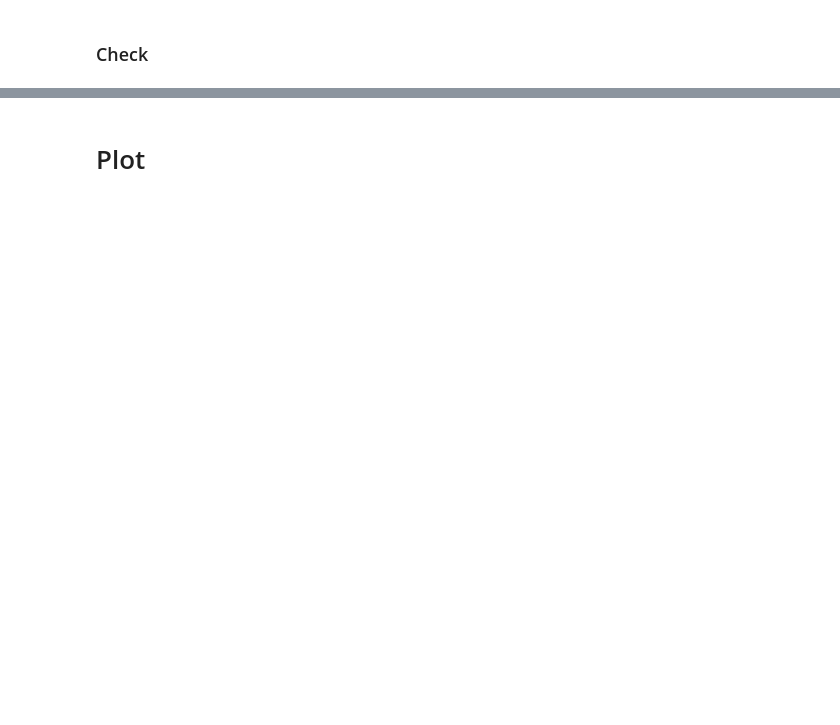
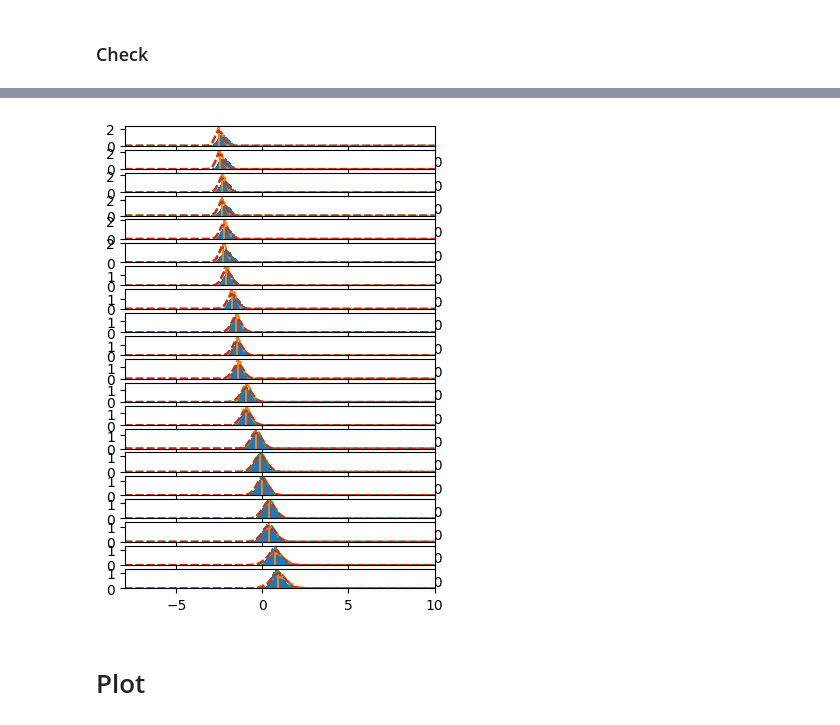
Before and after one commit to zaccharieramzi/muse_inference, a Jupyter notebook: toy_problems.ipynb, the cells around one changed output, grey strips where cells are left out. Drawn from its saved outputs; the diff is of its cells as text; code cells hidden in the pictures; blank space fills up the shorter version.

```diff
--- a/toy_problems.ipynb
+++ b/toy_problems.ipynb
@@ -583,14 +605,17 @@ plot(([h["θ"] for h in result_id.history]));
 # %%
 figure(figsize=(4,6))
 for i in range(len(α)):
     subplot(len(α), 1, i+1)
     # axvline(log((α)[i]), c="k")
     hist(log(mcmc.get_samples()["α"])[:,i], density=True, bins=50);
     xlim(-8, 10)
     axvline((result_id.θ)[i], c="C1")
     xs = linspace(*xlim(), 100)
     plot(xs, exp(dist.Normal(result_id.θ[i], sqrt(result_id.Σ[i,i])).log_prob(xs)), "--")
     plot(xs, exp(dist.Normal(result_fd.θ[i], sqrt(result_fd.Σ[i,i])).log_prob(xs)), "--")
+    plot(xs, exp(dist.Normal(result_shine.θ[i], sqrt(result_shine.Σ[i,i])).log_prob(xs)), "--")
+# %% [output]
+[figure, added]
 # %% [markdown]
 # Plot
 # %%
```
Also changed, not shown: parts of 24 cells of this notebook.
